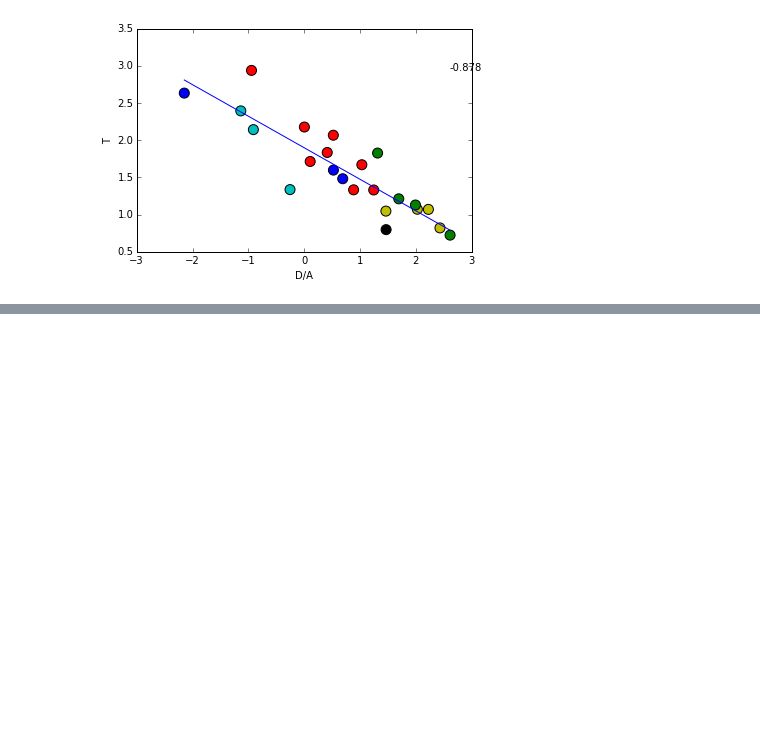
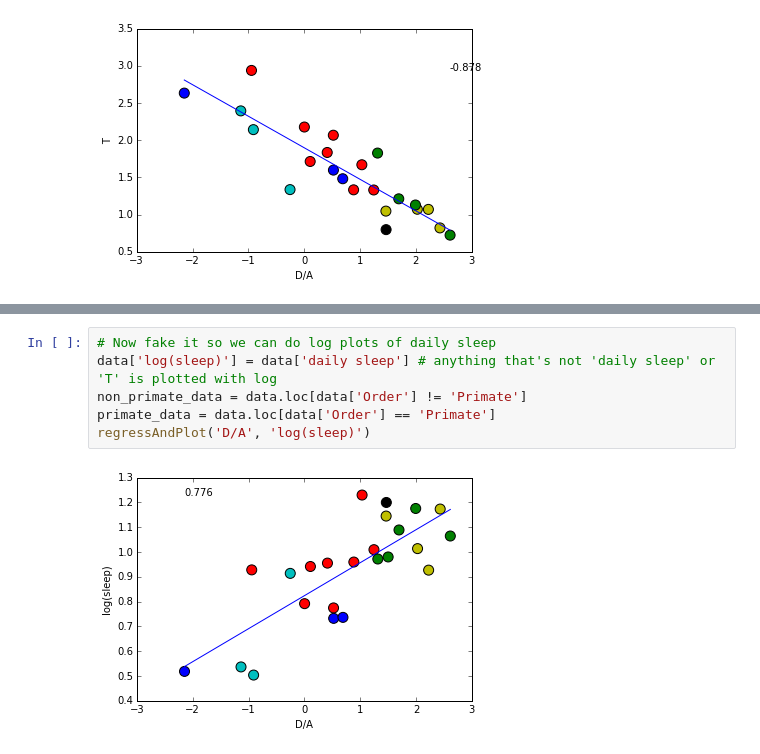
Before and after one commit to bcipolli/SfN15, a Jupyter notebook: HH2015.ipynb, the cells around one changed output, grey strips where cells are left out. Drawn from its saved outputs; the diff is of its cells as text; blank space fills up the shorter version.

```diff
--- a/HH2015.ipynb
+++ b/HH2015.ipynb
@@ -181,0 +207,8 @@ regressAndPlot('D/A', 'T')
+# %%
+# Now fake it so we can do log plots of daily sleep
+data['log(sleep)'] = data['daily sleep'] # anything that's not 'daily sleep' or 'T' is plotted with log
+non_primate_data = data.loc[data['Order'] != 'Primate']
+primate_data = data.loc[data['Order'] == 'Primate']
+regressAndPlot('D/A', 'log(sleep)')
+# %% [output]
+[figure, added]
```
Also changed, not shown: parts of 21 cells of this notebook.
